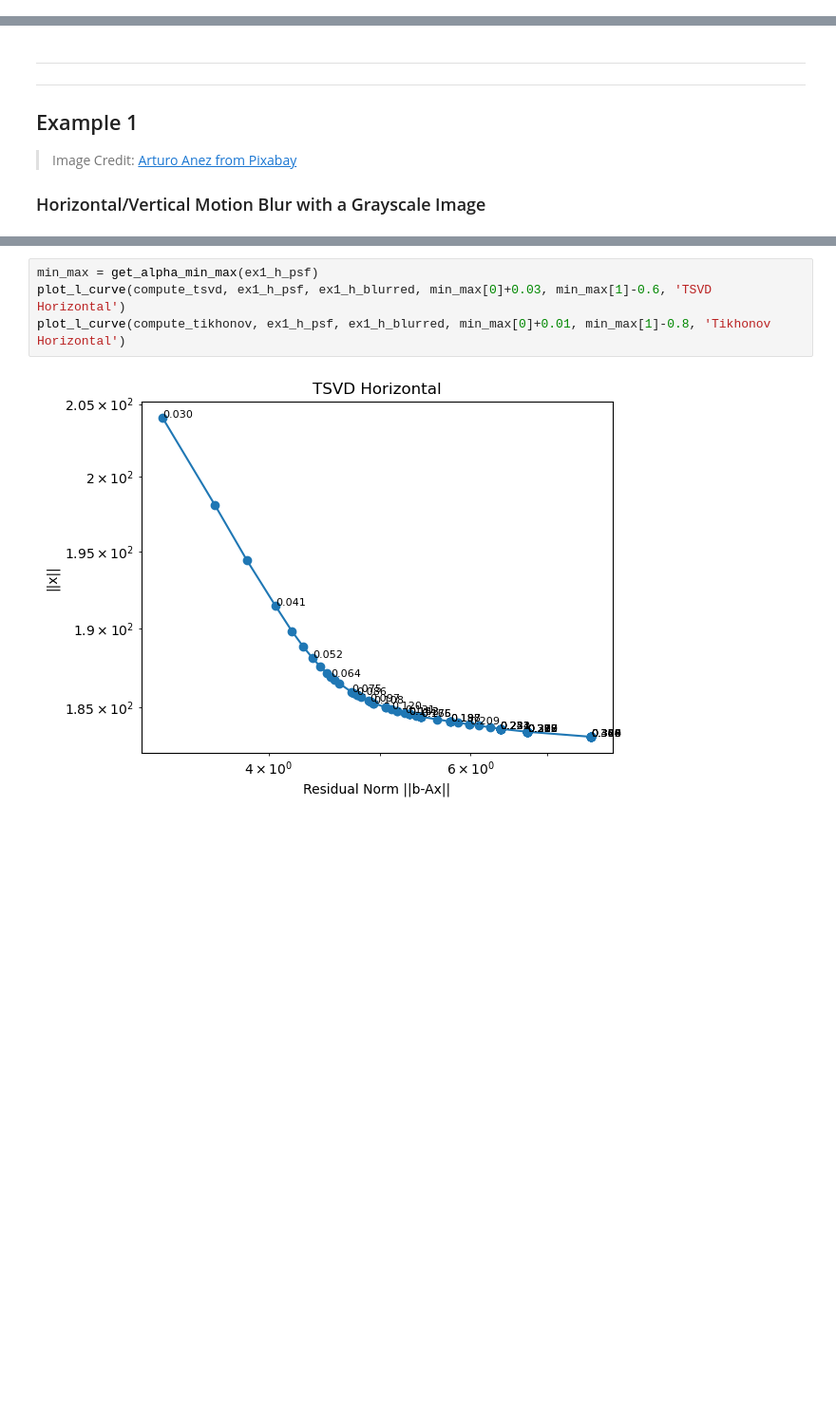
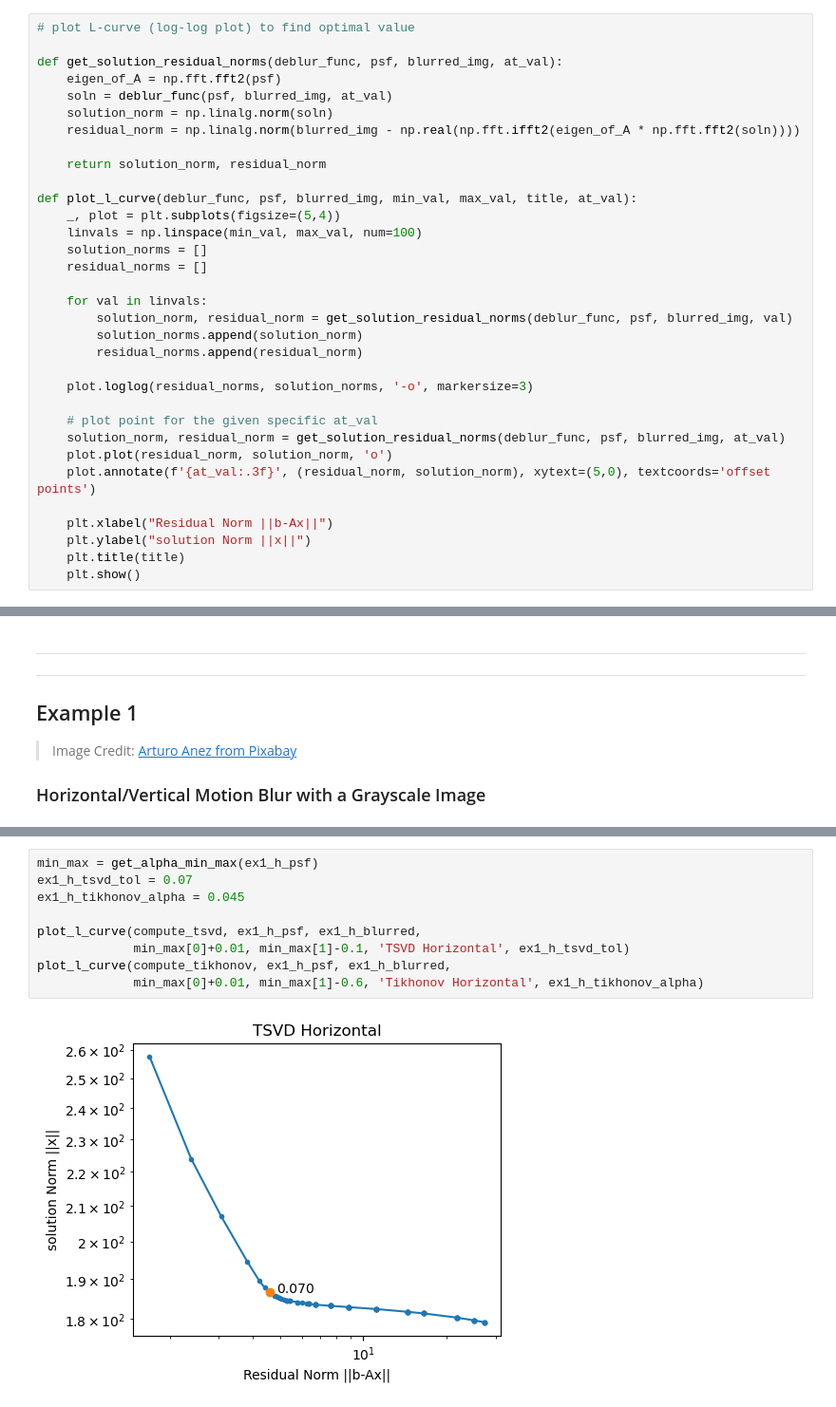
Before and after one commit to lunakim-ubc/ImageDeblurring, a Jupyter notebook: motion_deblur_linear.ipynb, the cells around one changed output, grey strips where cells are left out. Shown at 95% size. Saved outputs shown, nothing was run; the diff lists cells and outputs as text; blank space fills up the shorter version.

```diff
--- a/motion_deblur_linear.ipynb
+++ b/motion_deblur_linear.ipynb
@@ -116 +99,34 @@ def plot_l_curve(deblur_func, psf, blurred_img, min_val, max_val, title):
+# %%
+# plot L-curve (log-log plot) to find optimal value
+
+def get_solution_residual_norms(deblur_func, psf, blurred_img, at_val):
+    eigen_of_A = np.fft.fft2(psf)
+    soln = deblur_func(psf, blurred_img, at_val)
+    solution_norm = np.linalg.norm(soln)
+    residual_norm = np.linalg.norm(blurred_img - np.real(np.fft.ifft2(eigen_of_A * np.fft.fft2(soln))))
+
+    return solution_norm, residual_norm
+
+def plot_l_curve(deblur_func, psf, blurred_img, min_val, max_val, title, at_val):
+    _, plot = plt.subplots(figsize=(5,4))
+    linvals = np.linspace(min_val, max_val, num=100)
+    solution_norms = []
+    residual_norms = []
+
+    for val in linvals:
+        solution_norm, residual_norm = get_solution_residual_norms(deblur_func, psf, blurred_img, val)
+        solution_norms.append(solution_norm)
+        residual_norms.append(residual_norm)
+
+    plot.loglog(residual_norms, solution_norms, '-o', markersize=3)
+
+    # plot point for the given specific at_val
+    solution_norm, residual_norm = get_solution_residual_norms(deblur_func, psf, blurred_img, at_val)
+    plot.plot(residual_norm, solution_norm, 'o')
+    plot.annotate(f'{at_val:.3f}', (residual_norm, solution_norm), xytext=(5,0), textcoords='offset points')
+
+    plt.xlabel("Residual Norm ||b-Ax||")
+    plt.ylabel("solution Norm ||x||")
+    plt.title(title)
+    plt.show()
 # %%
@@ -168,6 +179,11 @@ plot_diff3(ex1_gray_arr, 'Original', ex1_h_blurred, 'Horizontal Blurred', ex1_v_
 # %%
 min_max = get_alpha_min_max(ex1_h_psf)
-plot_l_curve(compute_tsvd, ex1_h_psf, ex1_h_blurred, min_max[0]+0.03, min_max[1]-0.6, 'TSVD Horizontal')
-plot_l_curve(compute_tikhonov, ex1_h_psf, ex1_h_blurred, min_max[0]+0.01, min_max[1]-0.8, 'Tikhonov Horizontal')
+ex1_h_tsvd_tol = 0.07
+ex1_h_tikhonov_alpha = 0.045
+
+plot_l_curve(compute_tsvd, ex1_h_psf, ex1_h_blurred,
+             min_max[0]+0.01, min_max[1]-0.1, 'TSVD Horizontal', ex1_h_tsvd_tol)
+plot_l_curve(compute_tikhonov, ex1_h_psf, ex1_h_blurred,
+             min_max[0]+0.01, min_max[1]-0.6, 'Tikhonov Horizontal', ex1_h_tikhonov_alpha)
 # %% [output]
-[figure, old version]
+[figure, new version]
```
Also changed, not shown: parts of 12 cells of this notebook.
